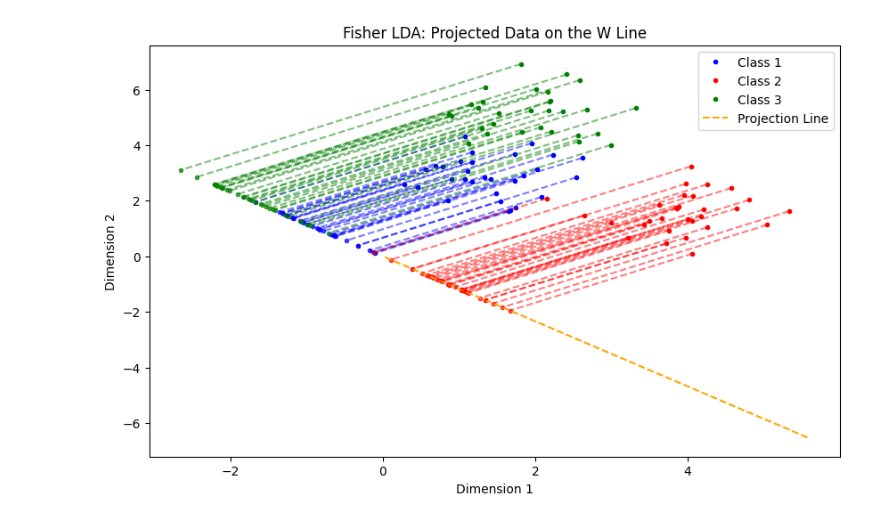
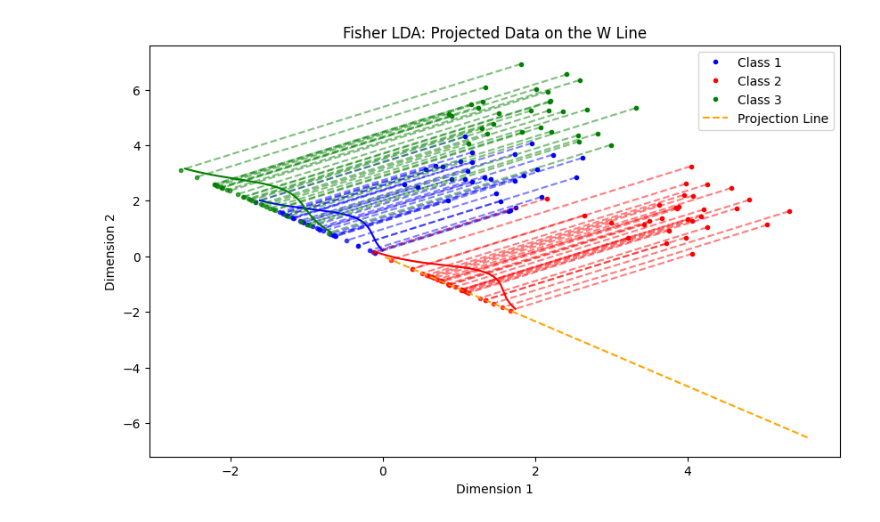
Before and after one commit to goli3148/MachineLearning, a Jupyter notebook: 28_MultiClassFisherClassification/main.ipynb, the cells around one changed output. Cells and saved outputs as stored; diff of their text form; code cells hidden in the pictures.

```diff
--- a/28_MultiClassFisherClassification/main.ipynb
+++ b/28_MultiClassFisherClassification/main.ipynb
@@ -71,31 +73,75 @@ data_by_class = {0: class1, 1: class2, 2: class3}
 
 # Classify with the Fisher LDA projection
 projected_data = fisher_lda.project(data)
 
 # Visualize the original data, projection line, and projected data on the W line
 plt.figure(figsize=(10, 6))
 plt.plot(class1[:, 0], class1[:, 1], 'b.', label='Class 1')
 plt.plot(class2[:, 0], class2[:, 1], 'r.', label='Class 2')
 plt.plot(class3[:, 0], class3[:, 1], 'g.', label='Class 3')
 
 # Plot the projection line
 x_vals = np.array(plt.gca().get_xlim())
 y_vals = (x_vals * fisher_lda.best_eigenvector[1] / fisher_lda.best_eigenvector[0])
 plt.plot(x_vals, y_vals, '--', color='orange', label='Projection Line')
 
 # Project the original data onto the W line and plot with different colors
 for cls, color in zip([class1, class2, class3], ['blue', 'red', 'green']):
     projected_class = fisher_lda.project(cls)
 
     for point, projection in zip(cls, projected_class):
         proj_point = projection * fisher_lda.best_eigenvector  # Point on W
         plt.plot([point[0], proj_point[0]], [point[1], proj_point[1]], 'k--', alpha=0.5,color=color)
         plt.scatter(proj_point[0], proj_point[1], color=color, s=9, alpha=0.7)
 
+    projection = projected_class
+    mu_proj_a, sigma_proj_a = norm.fit(projection)
+
+    # Plot Gaussian distributions on the projection line
+    x_gauss = np.linspace(projection.min(), projection.max(), 1000)
+    y_gauss_a = norm.pdf(x_gauss, mu_proj_a, sigma_proj_a)
+
+    def calculate_angle(x1, y1, x2, y2):
+        # Calculate the angle using arctan2
+        angle_radians = math.atan2(y2 - y1, x2 - x1)
+        # Convert radians to degrees
+        angle_degrees = math.degrees(angle_radians)
+        # Ensure the angle is between 0 and 360 degrees
+        angle_degrees = (angle_degrees + 360) % 360
+        return angle_degrees
+
+    # Example points
+    x1 = x_vals[0]
+    y1 = y_vals[0]
+    x2 = x_vals[1]
+    y2 = y_vals[1]
+
+    angle = calculate_angle(x1, y1, x2, y2)
+
+    def rotate_point(x, y, angle):
+        # Convert angle from degrees to radians
+        angle_rad = math.radians(angle)
+        # Apply rotation formulas
+        x_rotated = x * math.cos(angle_rad) - y * math.sin(angle_rad)
+        y_rotated = x * math.sin(angle_rad) + y * math.cos(angle_rad)
+        return x_rotated, y_rotated
+
+    rotated_x_gauss_a = []
+    rotated_y_gauss_a = []
+
+    for x, y in zip(x_gauss, y_gauss_a):
+        rotated_x, rotated_y = rotate_point(x, y, angle)
+        rotated_x_gauss_a.append(rotated_x)
+        rotated_y_gauss_a.append(rotated_y)
+
+    plt.plot(rotated_x_gauss_a, rotated_y_gauss_a, c=color)
+
+
+
 plt.xlabel('Dimension 1')
 plt.ylabel('Dimension 2')
 plt.title('Fisher LDA: Projected Data on the W Line')
 plt.legend()
 plt.show()
 # %% [output]
-[figure, old version]
+[figure, new version]
```
Also changed, not shown: parts of 1 cell of this notebook, 3 other files.
